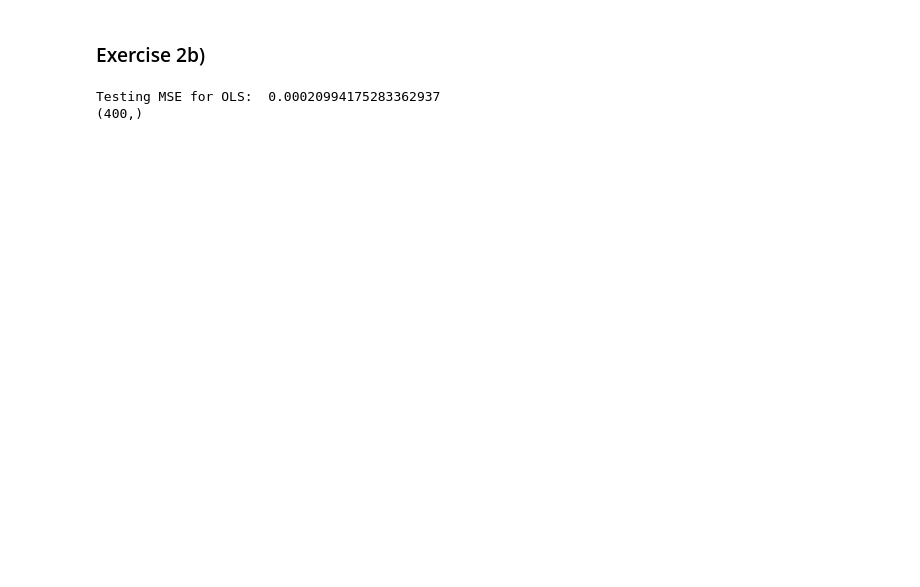
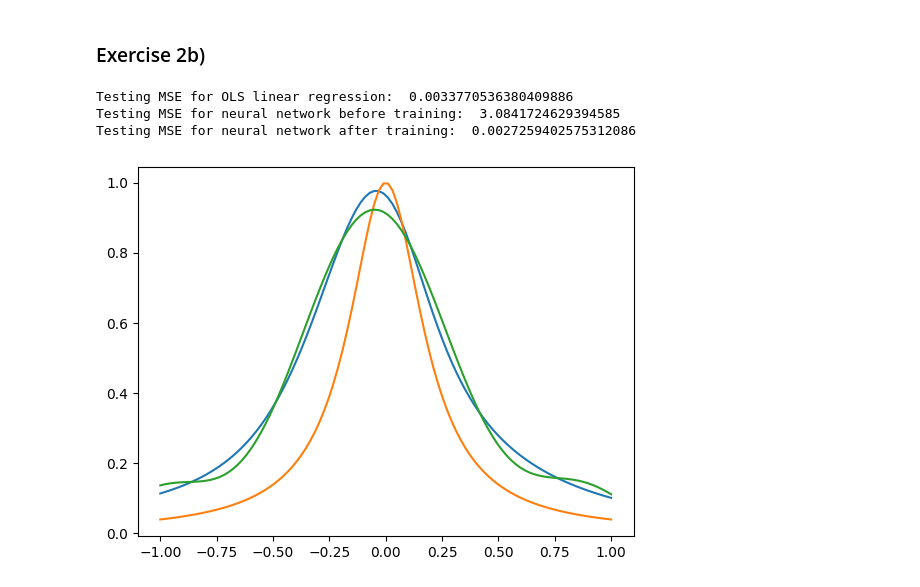
Before and after one commit to HeineEH/FYS-STK3155_Project2, a Jupyter notebook: code/exercise_2b.ipynb, the cells around one changed output. Saved outputs shown, nothing was run; the diff lists cells and outputs as text; code cells hidden in the pictures; blank space fills up the shorter version.

```diff
--- a/code/exercise_2b.ipynb
+++ b/code/exercise_2b.ipynb
@@ -16,39 +18,72 @@ from sklearn.linear_model import LinearRegression
 def runge(x):
     return 1/(1 + 25*x**2)
 
+np.random.seed(124)
+
 n = 500
 x = np.random.uniform(-1, 1, n)
 y = runge(x) + 0.05*np.random.normal(0, 1, n)
+x = x.reshape(-1,1)
+y = y.reshape(-1,1)
+#x_train, x_test, y_train, y_test = train_test_split(x.reshape(-1,1), y.reshape(-1,1), test_size=0.2,random_state = 44)
+y_mean = y.mean()
+
+n_folds = 5
 
 model = LinearRegression(fit_intercept=False)
+
 model = make_pipeline(PolynomialFeatures(degree=12, include_bias=False), StandardScaler(), model)
 
-x_train, x_test, y_train, y_test = train_test_split(x.reshape(-1,1), y.reshape(-1,1), test_size=0.2,random_state = 44)
-y_mean = y_train.mean()
-y_pred = model.fit(x_train, y_train - y_mean).predict(x_test)
-print("Testing MSE for OLS, with linear regression: ",np.mean((y_pred-(y_test - y_mean)))**2)
+kfold = KFold(n_splits=n_folds,shuffle=True,random_state=44)
+estimated_mse_folds = cross_val_score(model, x, y - y_mean, scoring='neg_mean_squared_error', cv=kfold)
+mse_OLS = np.mean(-estimated_mse_folds)
 
-scaler = StandardScaler()
-x_train = scaler.fit_transform(x_train)
-x_test = scaler.transform(x_test)
+print("Testing MSE for OLS linear regression: ",mse_OLS)
 
 network_input_size = 1
 network_output_size = 1
 
-layer_output_sizes = [50, 50, network_output_size]
+layer_output_sizes = [10, 10, network_output_size]
 activation_funcs = [Sigmoid(), Sigmoid(), Identity()]
 
-net = NeuralNetwork(network_input_size,
+no_train_mse = np.zeros(n_folds)
+train_mse = np.zeros(n_folds)
+
+for fold_idx,(train_idx, test_idx) in enumerate(kfold.split(x)):
+    net = NeuralNetwork(network_input_size,
         layer_output_sizes,
         activation_funcs,
         MSE(),
     )
+    x_train = x[train_idx]
+    x_test = x[test_idx]
+    y_train = y[train_idx]
+    y_test = y[test_idx]
+    scaler = StandardScaler()
+    x_train = scaler.fit_transform(x_train)
+    x_test = scaler.transform(x_test)
+    no_train_mse[fold_idx] = net.cost_batch(x_test,y_test - y_mean)
+    net.train(StochasticGradientDescent(step_method=RMSpropStep(learning_rate=0.01, decay_rate=0.9),inputs = x_train, targets = y_train - y_mean),3000)
+    train_mse[fold_idx] = net.cost_batch(x_test,y_test - y_mean)
 
-print(net.cost_batch(x_train,y_train - y_mean))
+print("Testing MSE for neural network before training: ",np.mean(no_train_mse))
 
-net.train(GradientDescent(step_method=RMSpropStep(learning_rate=0.016, decay_rate=0.9),inputs = x_train, targets = y_train - y_mean),100)
-
-print(net.cost_batch(x_train,y_train - y_mean))
+print("Testing MSE for neural network after training: ",np.mean(train_mse))
 # %% [output]
-Testing MSE for OLS:  0.00020994175283362937
-(400,)
+Testing MSE for OLS linear regression:  0.0033770536380409886
+Testing MSE for neural network before training:  3.0841724629394585
+Testing MSE for neural network after training:  0.0027259402575312086
+# %%
+x_test = np.linspace(-1,1, 100)
+y_pred = net.predict(x_test.reshape(-1, 1)) + y_mean
+
+model = LinearRegression(fit_intercept=False)
+
+model = make_pipeline(PolynomialFeatures(degree=12, include_bias=False), StandardScaler(), model)
+
+plt.plot(x_test,y_pred)
+plt.plot(x_test,runge(x_test))
+plt.plot(x_test,model.fit(x_train.reshape(-1,1), y_train - y_mean).predict(x_test.reshape(-1,1)) + y_mean)
+plt.show()
+# %% [output]
+[figure, added]
```
Also changed, not shown: parts of 1 cell of this notebook, 1 other file.
